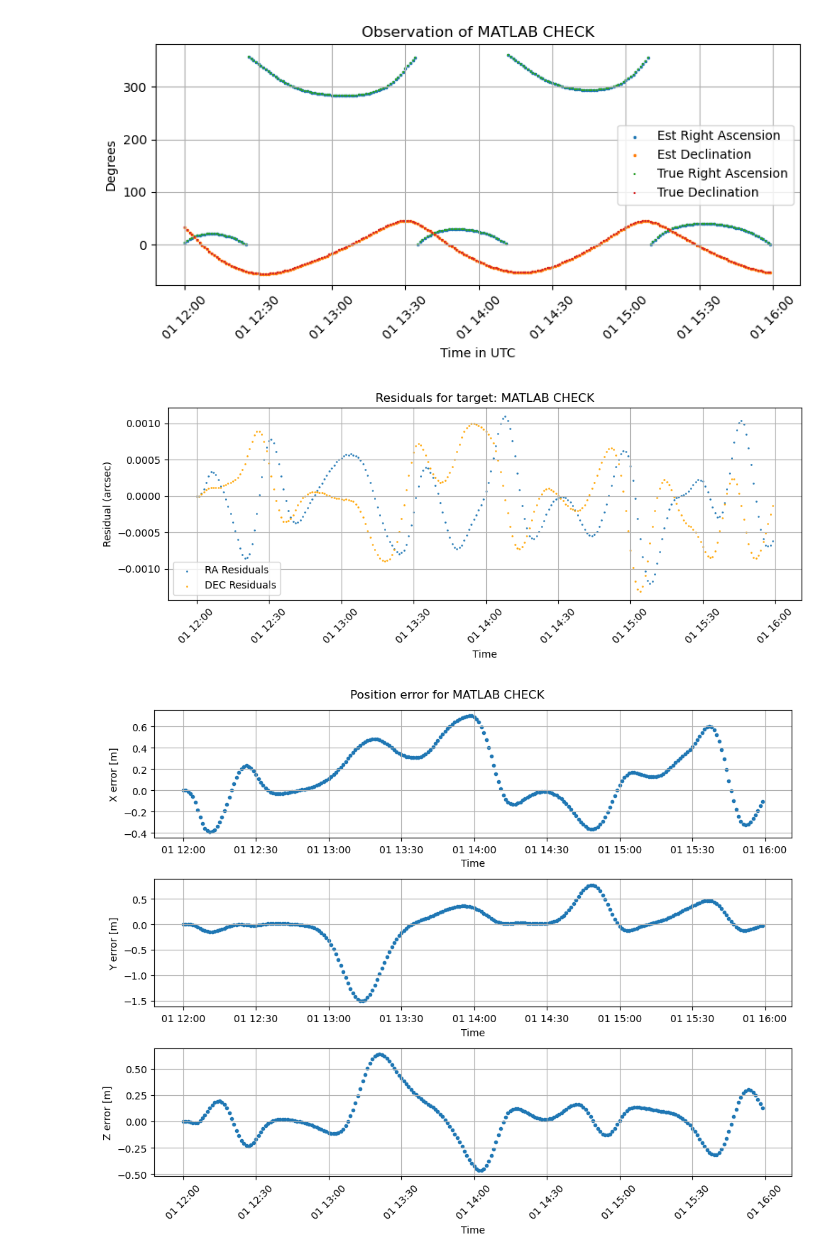
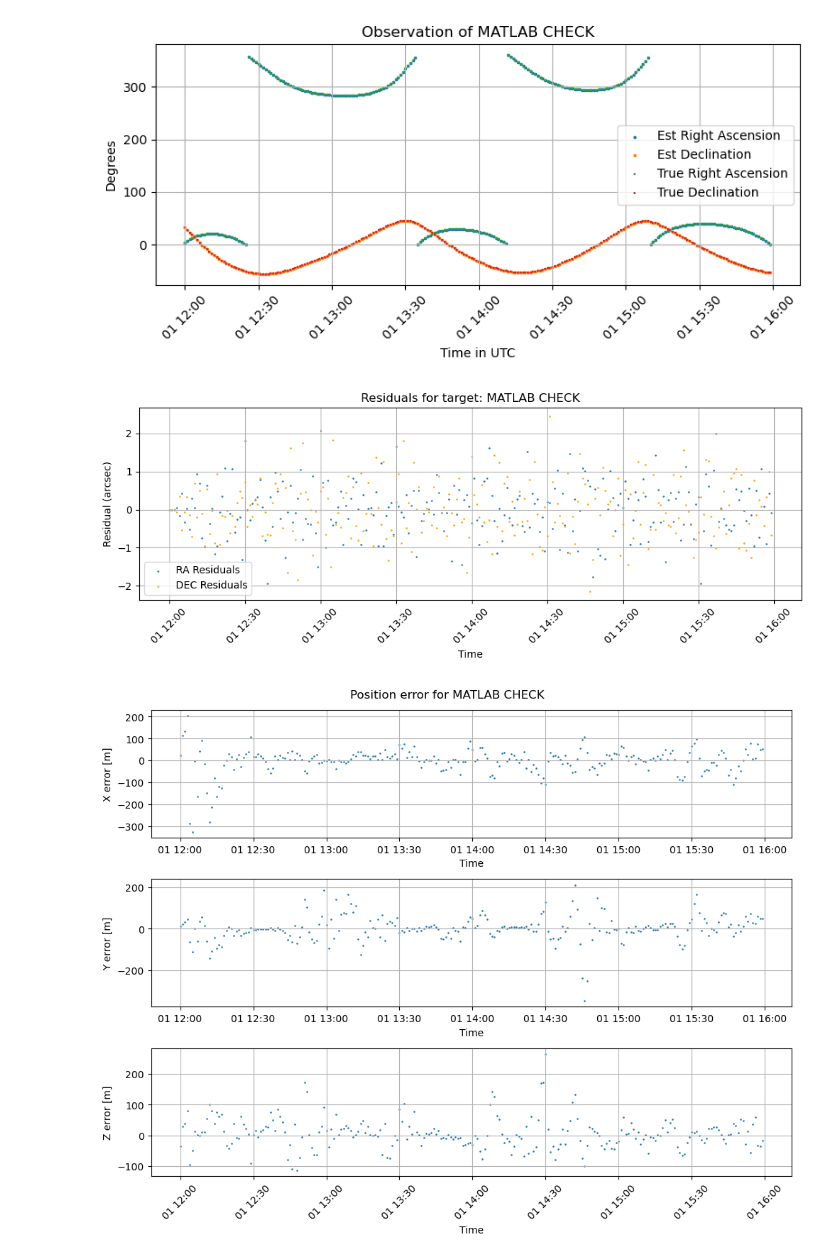
Before and after one commit to kesh31/thesis_keshav, a Jupyter notebook: ekf_es_full_force.ipynb, the cells around one changed output. Saved outputs shown, nothing was run; the diff lists cells and outputs as text; code cells hidden in the pictures.

```diff
--- a/ekf_es_full_force.ipynb
+++ b/ekf_es_full_force.ipynb
@@ -336,9 +336,10 @@ def getGammaMatrix(t_pre,t_cur):
     return Gamma
 # %%
 # Noise matrices
-q_pos = 1e-6    # m^2
+q_pos = 1e-12    # km^2
 Q = np.eye(3) * q_pos
 R = np.diag([1e-10 * 0.235043863818291, 1e-10 * 0.235043863818291])
+R_std = np.sqrt(R[0][0])
 
 est_state = {target: dict() for target in targets}
 true_state = {target: dict() for target in targets}
@@ -357,9 +358,9 @@ for target in targets:
     # get initial mean from TLE ephemeris at start time
     # tle_ephem = environment.TleEphemeris("Earth","J2000", tles[target], False)
     # x_true[target] = tle_ephem.cartesian_state(sim_seconds_start_epoch).flatten()
-    x_true[target] = initial_state
-    Xref_Stm0[target]["Xref"] = x_true[target]
-    Xref_Stm0[target]["Phi0"] = np.eye(6)
+    x_true[target] = initial_state / 1000          # km
+    Xref_Stm0[target]["Xref"] = x_true[target]     # km
+    Xref_Stm0[target]["Phi0"] = np.eye(6)          # km
 
 
 station_id = ('Earth', station_name)
@@ -368,7 +369,8 @@ station_id = ('Earth', station_name)
 for target in targets:
     t_pre = times[0]
     xhat_k_prev = np.zeros(6)
-    P_est = np.diag([1e5,1e5,1e5,1e2,1e2,1e2])
+    P_est = np.diag([1e2,1e2,1e2,1e-4,1e-4,1e-4])    # km^2
+
     for idx,t in enumerate(times):
         tk = times[idx]
 
@@ -387,7 +389,7 @@ for target in targets:
 
         # temp_true_ra_rad,temp_true_dec_rad = state_eci_to_radec(x_true[target],gs_eci[tk])
         # Observation
-        zk = np.array([temp_true_ra_rad, temp_true_dec_rad]) + np.random.normal(0, R[0][0], size=2)
+        zk = np.array([temp_true_ra_rad, temp_true_dec_rad]) + np.random.normal(0, R_std, size=2)
 
         # Prediction
         if idx == 0:
@@ -400,17 +402,16 @@ for target in targets:
             # Phi_k = list(stm_k.values())[-1]  # 6x6 matrix
 
             # Full force model
-            temp_state,stm_k = sat_prop_with_stm(t,t+time_step_seconds,target,Xref_prev,fixed_step_size=60)
-            Xref_k = list(temp_state.values())[-1].flatten()
+            temp_state,stm_k = sat_prop_with_stm(t,t+time_step_seconds,target,Xref_prev * 1000,fixed_step_size=60)
+            Xref_k = list(temp_state.values())[-1].flatten() / 1000    # km
             Phi_k = list(stm_k.values())[-1]  # 6x6 matrix
 
         Gammak = getGammaMatrix(t_pre, tk)
         xhat_k_kminus1 = Phi_k @ xhat_k_prev
         P_k_kminus1 = Phi_k @ P_est @ Phi_k.T + Gammak @ Q @ Gammak.T
 
-
         # EKF update
-        gk,H_matrix = measurement_model(Xref_k,gs_eci[t])
+        gk,H_matrix = measurement_model(Xref_k,gs_eci[t]/1000)
         yk = zk - gk
         S_cov = H_matrix @ P_k_kminus1 @ H_matrix.T + R
         Kk = P_k_kminus1 @ H_matrix.T @ np.linalg.inv(S_cov)
@@ -426,7 +427,7 @@ for target in targets:
         xhat_k_prev = xhat_k
         t_pre = tk
 
-        ra_post,dec_post = state_eci_to_radec(x_est,gs_eci[t])
+        ra_post,dec_post = state_eci_to_radec(x_est,gs_eci[t]/1000)
 
         # Storing stuff
         # true_state[target][idx] = x_true[target]
@@ -477,43 +478,43 @@ plt.xticks(rotation=45)
 plt.tight_layout()
 plt.show()
 # %% [output]
-[figure, old version]
+[figure, new version]
 # %%
 true_state_array = np.array([
     np.squeeze(true_state_initial_prop[target][t]).flatten()
     for t in times
-])
-est_state_array = np.array([est_state[target][i] for i in idxs])
+])       #  m
+est_state_array = np.array([est_state[target][i] for i in idxs])  * 1000  # m
 
 er_state = true_state_array - est_state_array
 x_err = er_state[:,0]
 y_err = er_state[:,1]
 z_err = er_state[:,2]
 
 
 plt.figure(figsize=(10, 8))
 
 plt.subplot(3, 1, 1)
-plt.scatter(times_utc, (x_err),marker='.', label="X error")
+plt.scatter(times_utc, (x_err),marker='.',s=3, label="X error")
 plt.ylabel("X error [m]")
 plt.xlabel("Time")
 plt.grid(True)
 
 plt.subplot(3, 1, 2)
-plt.scatter(times_utc, (y_err),marker='.', label="Y error")
+plt.scatter(times_utc, (y_err),marker='.',s=3, label="Y error")
 plt.ylabel("Y error [m]")
 plt.xlabel("Time")
 plt.grid(True)
 
 plt.subplot(3, 1, 3)
-plt.scatter(times_utc, (z_err),marker='.', label="Z error")
+plt.scatter(times_utc, (z_err),marker='.',s=3, label="Z error")
 plt.ylabel("Z error [m]")
 plt.xlabel("Time")
 plt.grid(True)
 
 plt.suptitle(f"Position error for {target}")
 plt.xticks(rotation=45)
 plt.tight_layout()
 plt.show()
 # %% [output]
-[figure, old version]
+[figure, new version]
```
Also changed, not shown: parts of 2 cells of this notebook, 15 other files.
